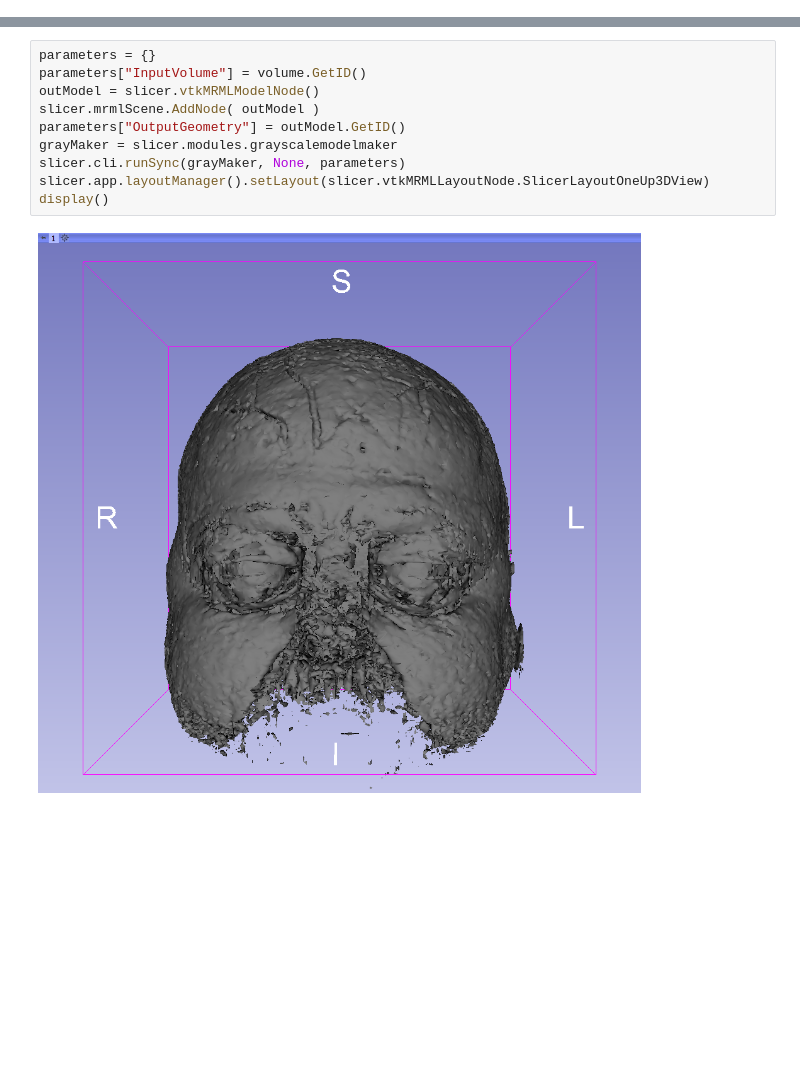
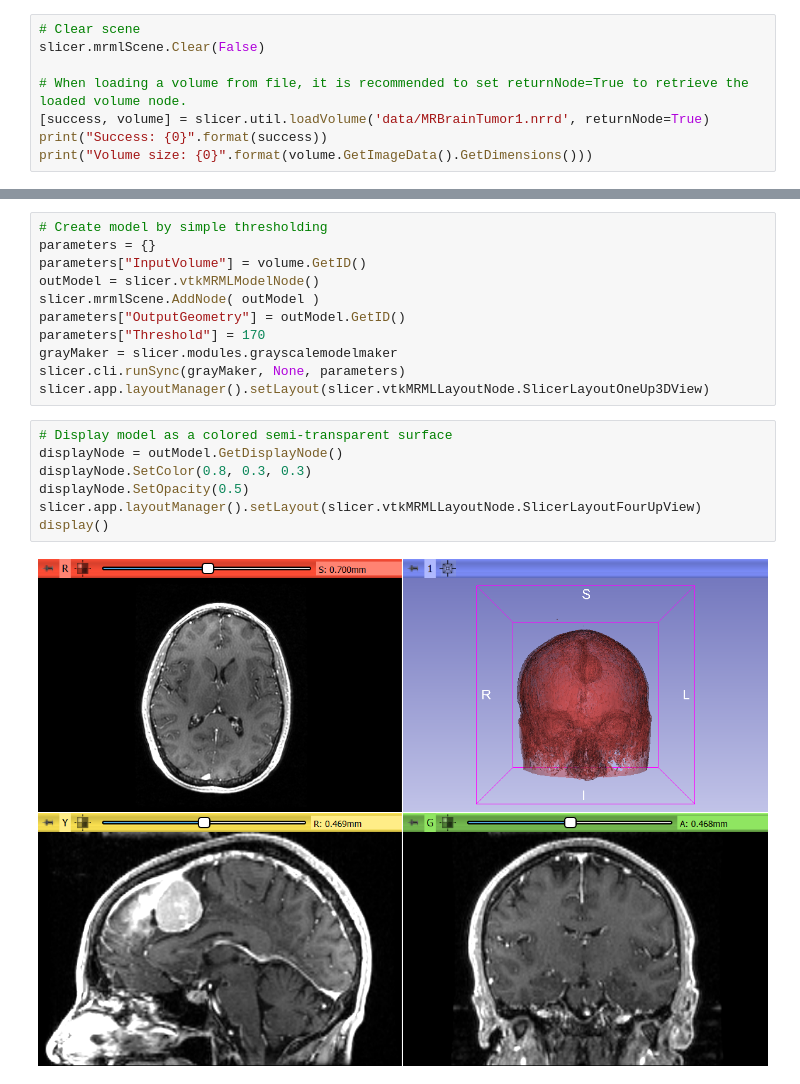
Before and after one commit to lassoan/SlicerNotebookDemos, a Jupyter notebook: My first Slicer notebook.ipynb, the cells around one changed output, grey strips where cells are left out. Drawn from its saved outputs; the diff is of its cells as text; blank space fills up the shorter version.

```diff
--- a/My first Slicer notebook.ipynb
+++ b/My first Slicer notebook.ipynb
@@ -11,0 +92,8 @@ display()
+# %%
+# Clear scene
+slicer.mrmlScene.Clear(False)
+
+# When loading a volume from file, it is recommended to set returnNode=True to retrieve the loaded volume node.
+[success, volume] = slicer.util.loadVolume('data/MRBrainTumor1.nrrd', returnNode=True)
+print("Success: {0}".format(success))
+print("Volume size: {0}".format(volume.GetImageData().GetDimensions()))
@@ -12,12 +126,20 @@ display()
 # %%
+# Create model by simple thresholding
 parameters = {}
 parameters["InputVolume"] = volume.GetID()
 outModel = slicer.vtkMRMLModelNode()
 slicer.mrmlScene.AddNode( outModel )
 parameters["OutputGeometry"] = outModel.GetID()
+parameters["Threshold"] = 170
 grayMaker = slicer.modules.grayscalemodelmaker
 slicer.cli.runSync(grayMaker, None, parameters)
 slicer.app.layoutManager().setLayout(slicer.vtkMRMLLayoutNode.SlicerLayoutOneUp3DView)
-display()
-# %% [output]
-[figure, removed]
+# %%
+# Display model as a colored semi-transparent surface
+displayNode = outModel.GetDisplayNode()
+displayNode.SetColor(0.8, 0.3, 0.3)
+displayNode.SetOpacity(0.5)
+slicer.app.layoutManager().setLayout(slicer.vtkMRMLLayoutNode.SlicerLayoutFourUpView)
+display()
+# %% [output]
+[figure, added]
```
Also changed, not shown: parts of 15 cells of this notebook, 2 other files.
